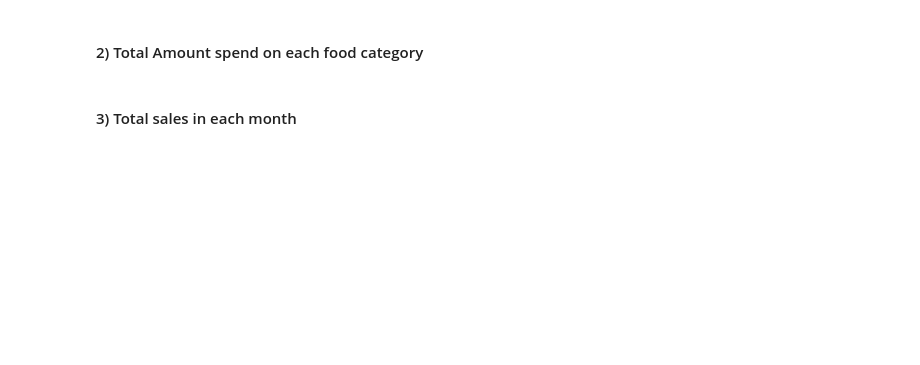
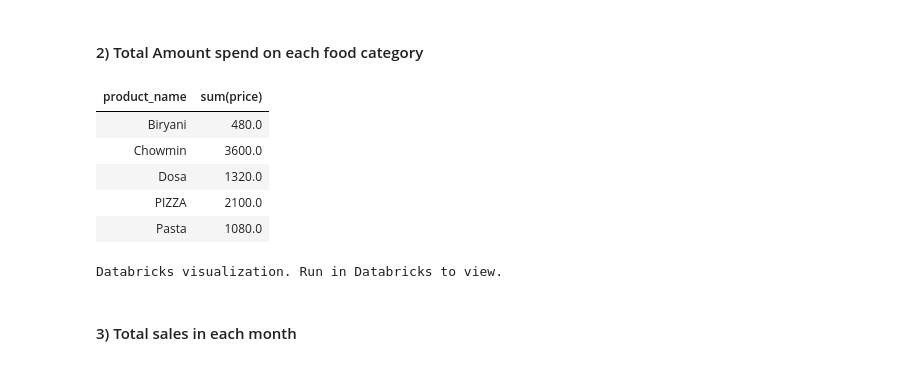
Before and after one commit to ketan-hedaoo/pyspark_kpi_development_and_visualization, a Jupyter notebook: pyspark sales analysis project.ipynb, the cells around one changed output. Drawn from its saved outputs; the diff is of its cells as text; code cells hidden in the pictures; blank space fills up the shorter version.

```diff
--- a/pyspark sales analysis project.ipynb
+++ b/pyspark sales analysis project.ipynb
@@ -71,4 +82,15 @@ display(sales_df.limit(5))
 # %% [markdown]
 #### 2) Total Amount spend on each food category
+# %%
+total_amount_spent_on_category = sales_df.join(menu_df, 'product_id').groupBy('product_name').agg({'price':'sum'}).orderBy('product_name')
+display(total_amount_spent_on_category.limit(5))
+# %% [output]
+| product_name | sum(price) |
+| Biryani | 480.0 |
+| Chowmin | 3600.0 |
+| Dosa | 1320.0 |
+| PIZZA | 2100.0 |
+| Pasta | 1080.0 |
+Databricks visualization. Run in Databricks to view.
 # %% [markdown]
 #### 3) Total sales in each month
```
Also changed, not shown: parts of 8 cells of this notebook.
